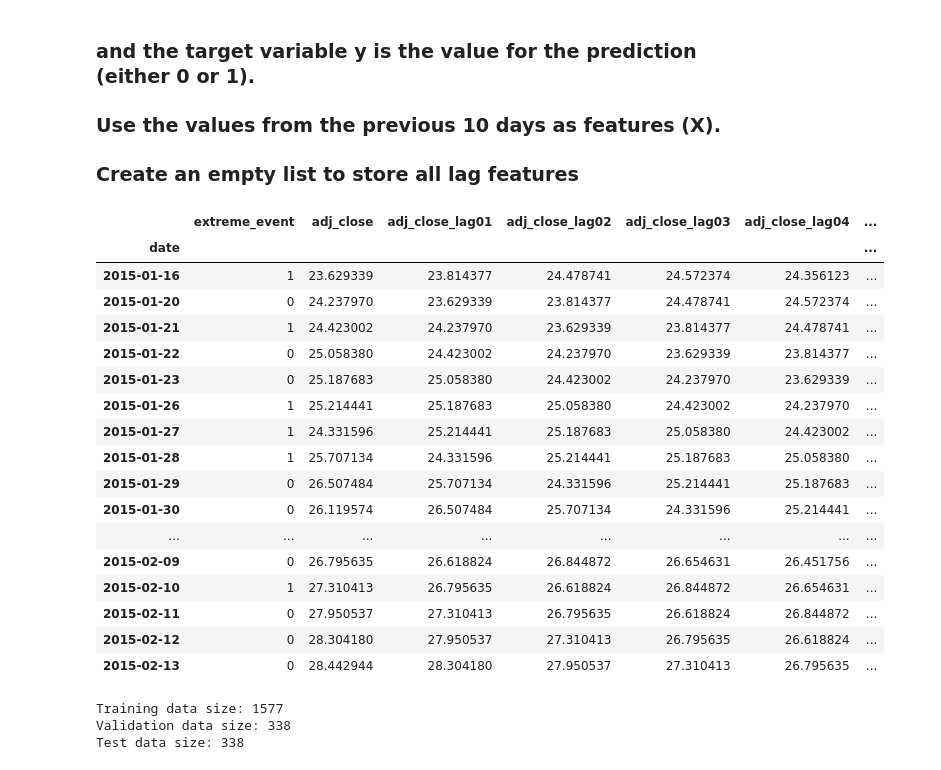
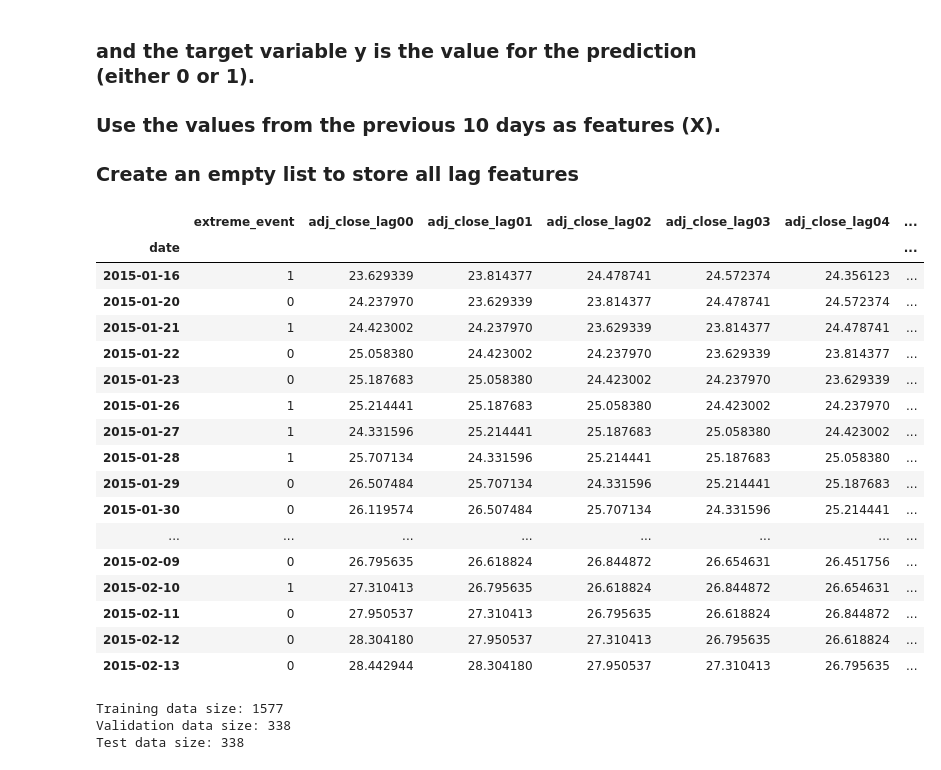
Before and after one commit to agerom/aic2_assignment, a Jupyter notebook: eda.ipynb, the cells around one changed output. Saved outputs shown, nothing was run; the diff lists cells and outputs as text; code cells hidden in the pictures.

```diff
--- a/eda.ipynb
+++ b/eda.ipynb
@@ -356,26 +359,33 @@ final_input_data
 # %%
 lag_features  = []
 window_size   = 10
 target_column = 'extreme_event'
 df = final_input_data.copy()
 # Loop through each column and create the lag features
 for i in range(1, window_size + 1):
     for col in df.columns:
         if col != target_column:  #Skip the target variable
-            if i<10:
-                lag_features.append(df[col].shift(i).rename(f'{col}_lag0{i}'))
+            if i < 10:
+                lag_features.append(df[col].shift(i).rename(f'{col}_lag0{i}'))#01,02,etc
             else:
-                lag_features.append(df[col].shift(i).rename(f'{col}_lag{i}'))
-
+                lag_features.append(df[col].shift(i).rename(f'{col}_lag{i}'))#10
+# Add_lag00 in the initial columns
+tempo=[]
+for col in df.columns:
+    if col!=target_column:
+        tempo.append(f'{col}_lag00')
+    else:
+        tempo.append(f'{col}')
+df.columns=tempo
 # Concatenate all lag features as new columns to the original dataframe
 final_input_data_lagged = pd.concat([df] + lag_features, axis=1)
 # Drop rows with NaN values (the first 'window_size' rows will have NaNs)
 final_input_data_lagged = final_input_data_lagged.dropna()
 final_input_data_lagged = final_input_data_lagged.reindex(sorted(final_input_data_lagged.columns), axis=1)#sort the colnames
 final_input_data_lagged.insert(0,target_column,final_input_data_lagged.pop(target_column))#re-arrange the target column
 final_input_data_lagged[0:20]
 # %% [output]
-|  | extreme_event | adj_close | adj_close_lag01 | adj_close_lag02 | adj_close_lag03 | adj_close_lag04 | ... |
+|  | extreme_event | adj_close_lag00 | adj_close_lag01 | adj_close_lag02 | adj_close_lag03 | adj_close_lag04 | ... |
 | date |  |  |  |  |  |  | ... |
 | 2015-01-16 | 1 | 23.629339 | 23.814377 | 24.478741 | 24.572374 | 24.356123 | ... |
 | 2015-01-20 | 0 | 24.237970 | 23.629339 | 23.814377 | 24.478741 | 24.572374 | ... |
```
Also changed, not shown: parts of 3 cells of this notebook, 2 other files.
